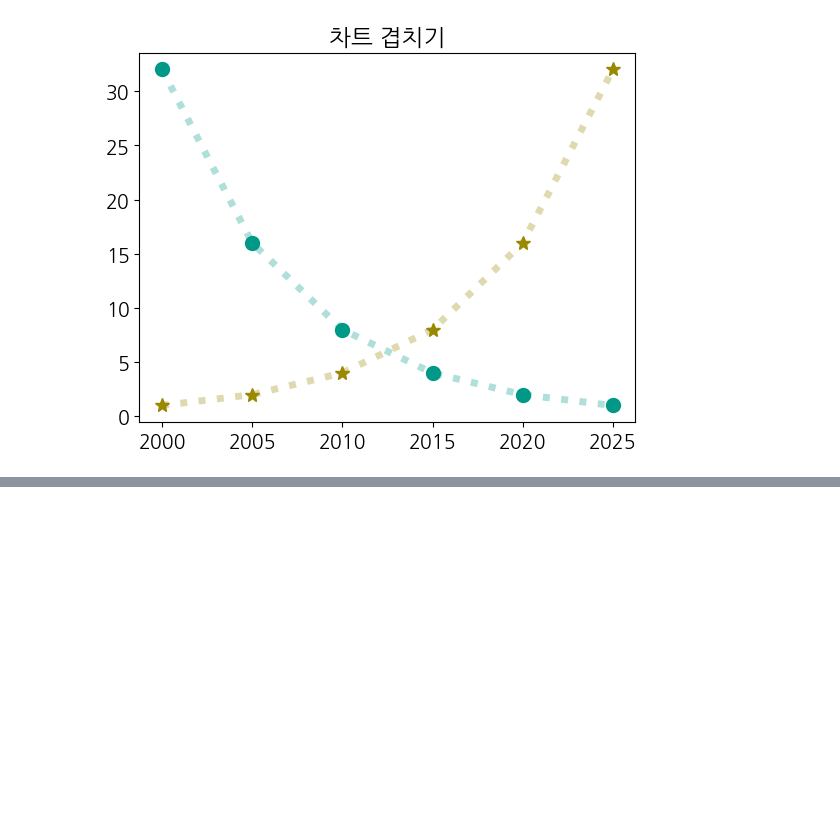
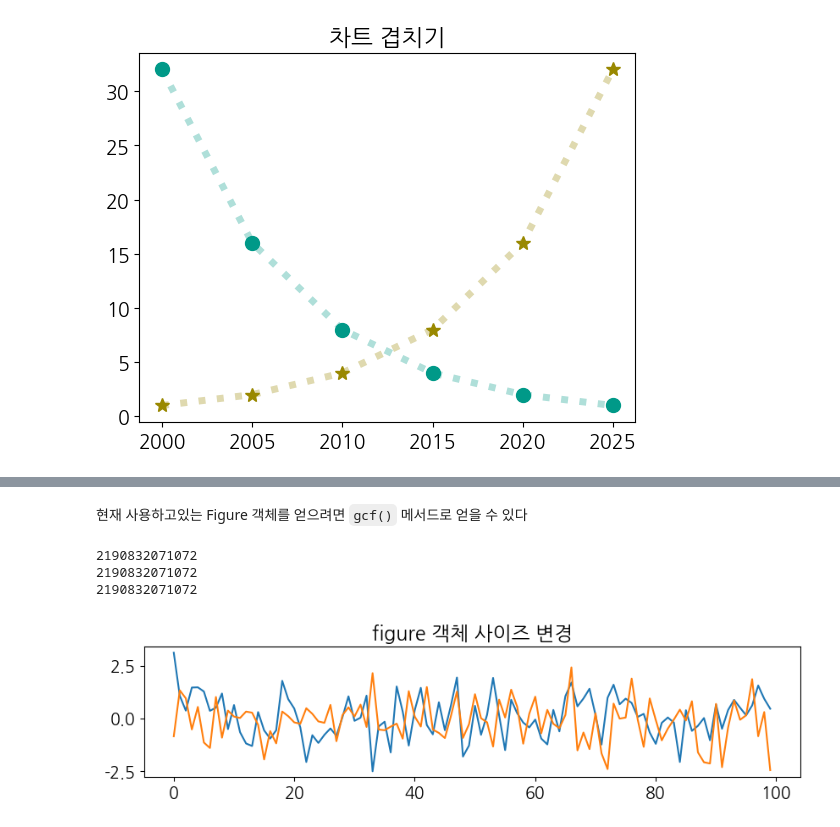
Before and after one commit to DDDDKo/python_study, a Jupyter notebook: matplotlib_visualize_data/matplotlib_basic.ipynb, the cells around one changed output, grey strips where cells are left out. Saved outputs shown, nothing was run; the diff lists cells and outputs as text; code cells hidden in the pictures; blank space fills up the shorter version.

```diff
--- a/matplotlib_visualize_data/matplotlib_basic.ipynb
+++ b/matplotlib_visualize_data/matplotlib_basic.ipynb
@@ -173,0 +227,22 @@ plt.show
+# %% [markdown]
+현재 사용하고있는 Figure 객체를 얻으려면 `gcf()` 메서드로 얻을 수 있다
+# %%
+f1 = plt.figure(figsize=(10, 2))
+plt.title('figure 객체 사이즈 변경')
+plt.plot(np.random.randn(100))
+
+f2 = plt.gcf()
+print(id(f1))
+print(id(f2))
+plt.show
+
+plt.title('figure 객체 사이즈 변경')
+plt.plot(np.random.randn(100))
+
+f3 = plt.gcf()
+print(id(f3))
+# %% [output]
+2190832071072
+2190832071072
+2190832071072
+[figure, added]
```
Also changed, not shown: parts of 7 cells of this notebook.
